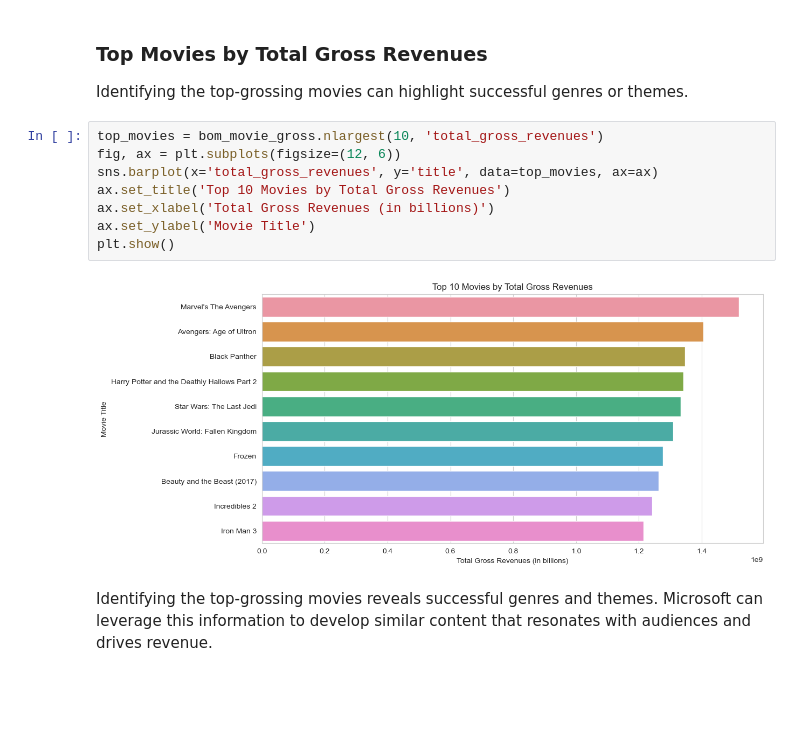
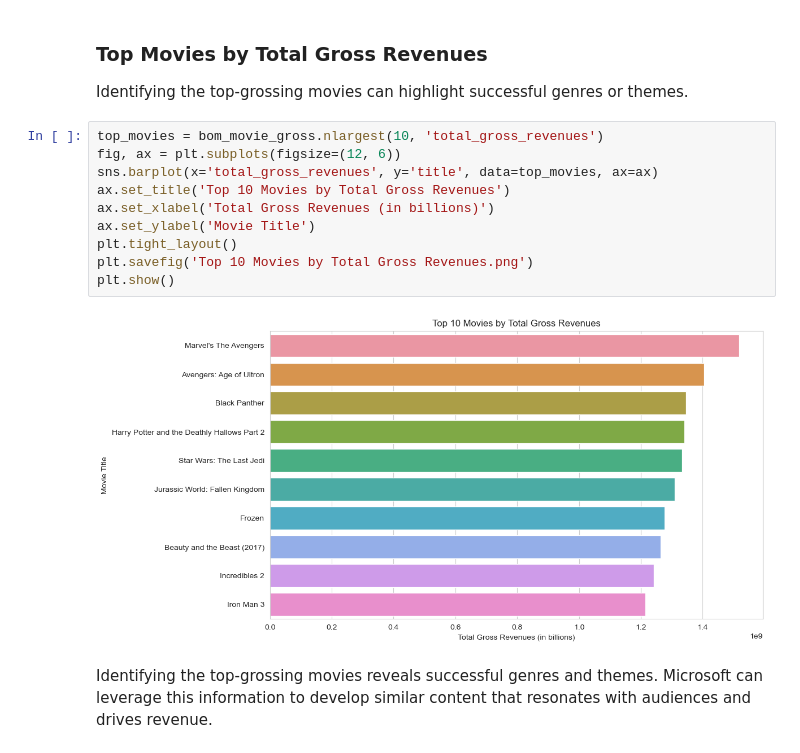
Before and after one commit to geomwangi007/Microsoft-Studio-Project, a Jupyter notebook: student.ipynb, the cells around one changed output. Saved outputs shown, nothing was run; the diff lists cells and outputs as text; blank space fills up the shorter version.

```diff
--- a/student.ipynb
+++ b/student.ipynb
@@ -266,13 +280,15 @@ Identifying the top-grossing movies can highlight successful genres or themes.
 # %%
 top_movies = bom_movie_gross.nlargest(10, 'total_gross_revenues')
 fig, ax = plt.subplots(figsize=(12, 6))
 sns.barplot(x='total_gross_revenues', y='title', data=top_movies, ax=ax)
 ax.set_title('Top 10 Movies by Total Gross Revenues')
 ax.set_xlabel('Total Gross Revenues (in billions)')
 ax.set_ylabel('Movie Title')
+plt.tight_layout()
+plt.savefig('Top 10 Movies by Total Gross Revenues.png')
 plt.show()
 # %% [output]
-[figure, old version]
+[figure, new version]
 # %% [markdown]
 Identifying the top-grossing movies reveals successful genres and themes. Microsoft can leverage this information to develop similar content that resonates with audiences and drives revenue.
 # %% [markdown]
```
Also changed, not shown: parts of 15 cells of this notebook, 1 other file.
